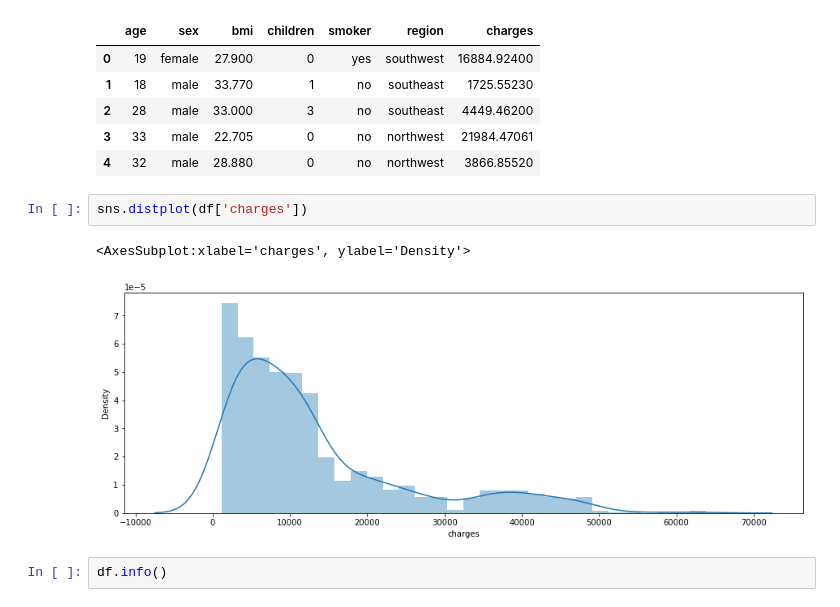
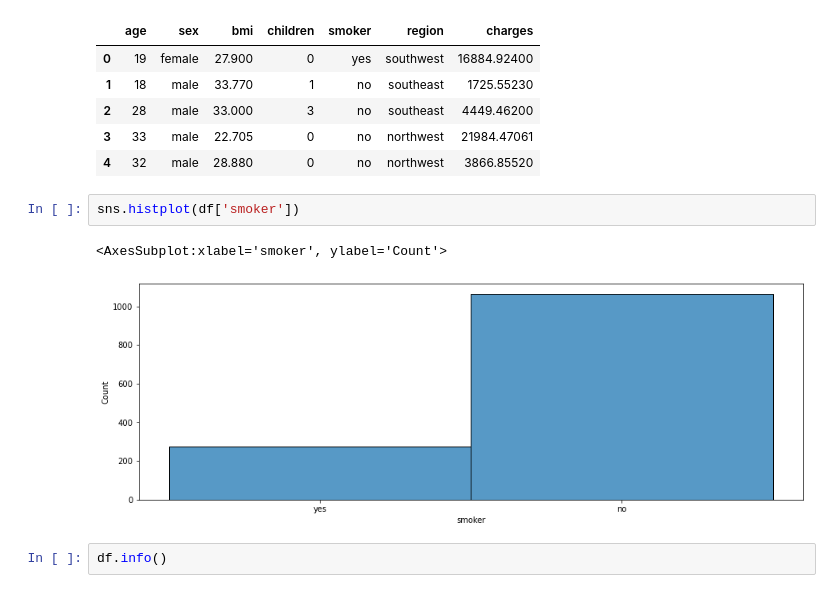
Before and after one commit to guochuanyong/Data-Analytics-Insurance-Cost-Project, a Jupyter notebook: DATA_3450_Project.ipynb, the cells around one changed output. Drawn from its saved outputs; the diff is of its cells as text.

```diff
--- a/DATA_3450_Project.ipynb
+++ b/DATA_3450_Project.ipynb
@@ -39,10 +44,10 @@ df.head()
 | 3 | 33 | male | 22.705 | 0 | no | northwest | 21984.47061 |
 | 4 | 32 | male | 28.880 | 0 | no | northwest | 3866.85520 |
 # %%
-sns.distplot(df['charges'])
+sns.histplot(df['smoker'])
 # %% [output]
-<AxesSubplot:xlabel='charges', ylabel='Density'>
+<AxesSubplot:xlabel='smoker', ylabel='Count'>
-[figure, old version]
+[figure, new version]
 # %%
 df.info()
 # %% [output]
```
Also changed, not shown: parts of 3 cells of this notebook.
